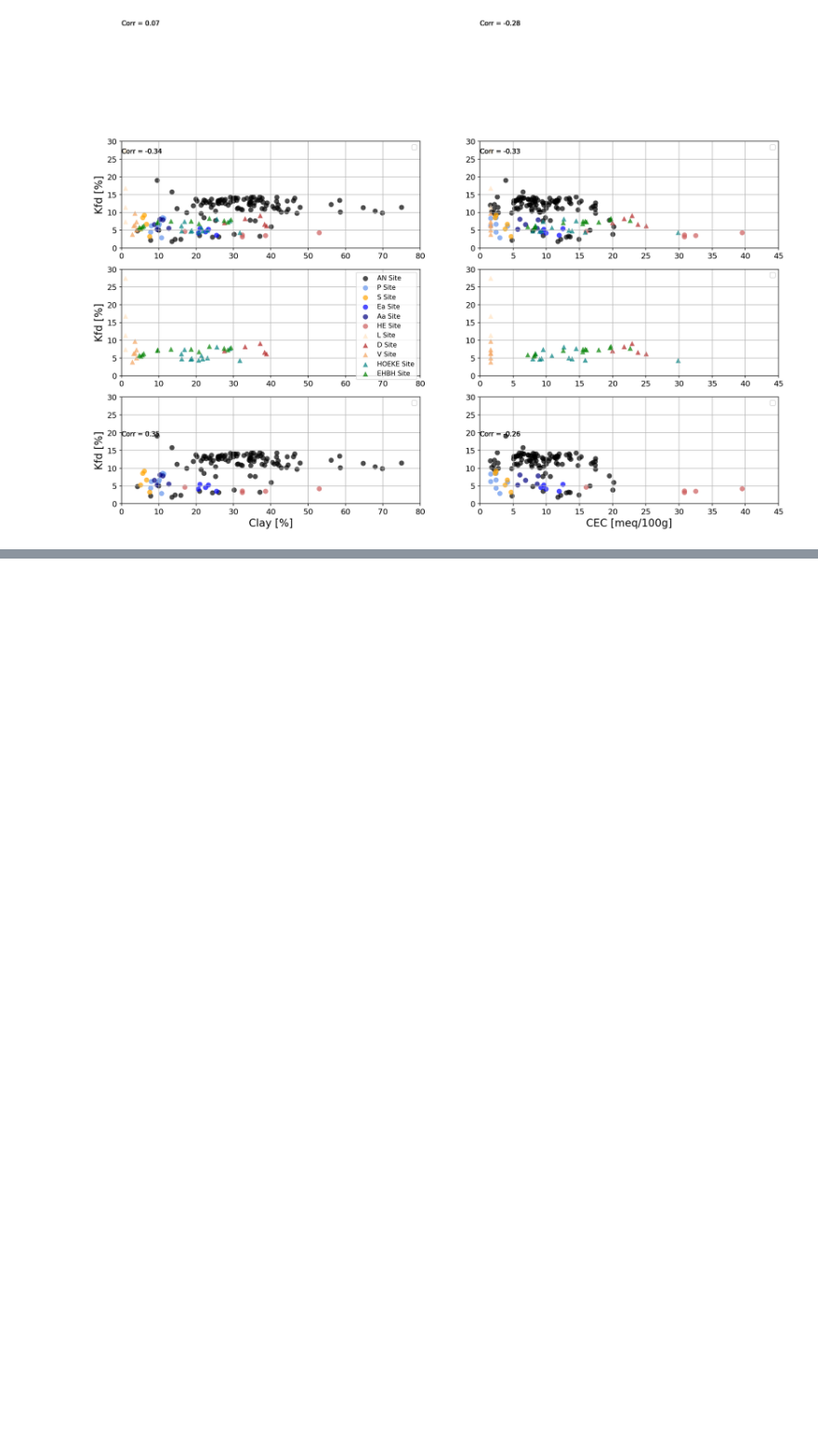
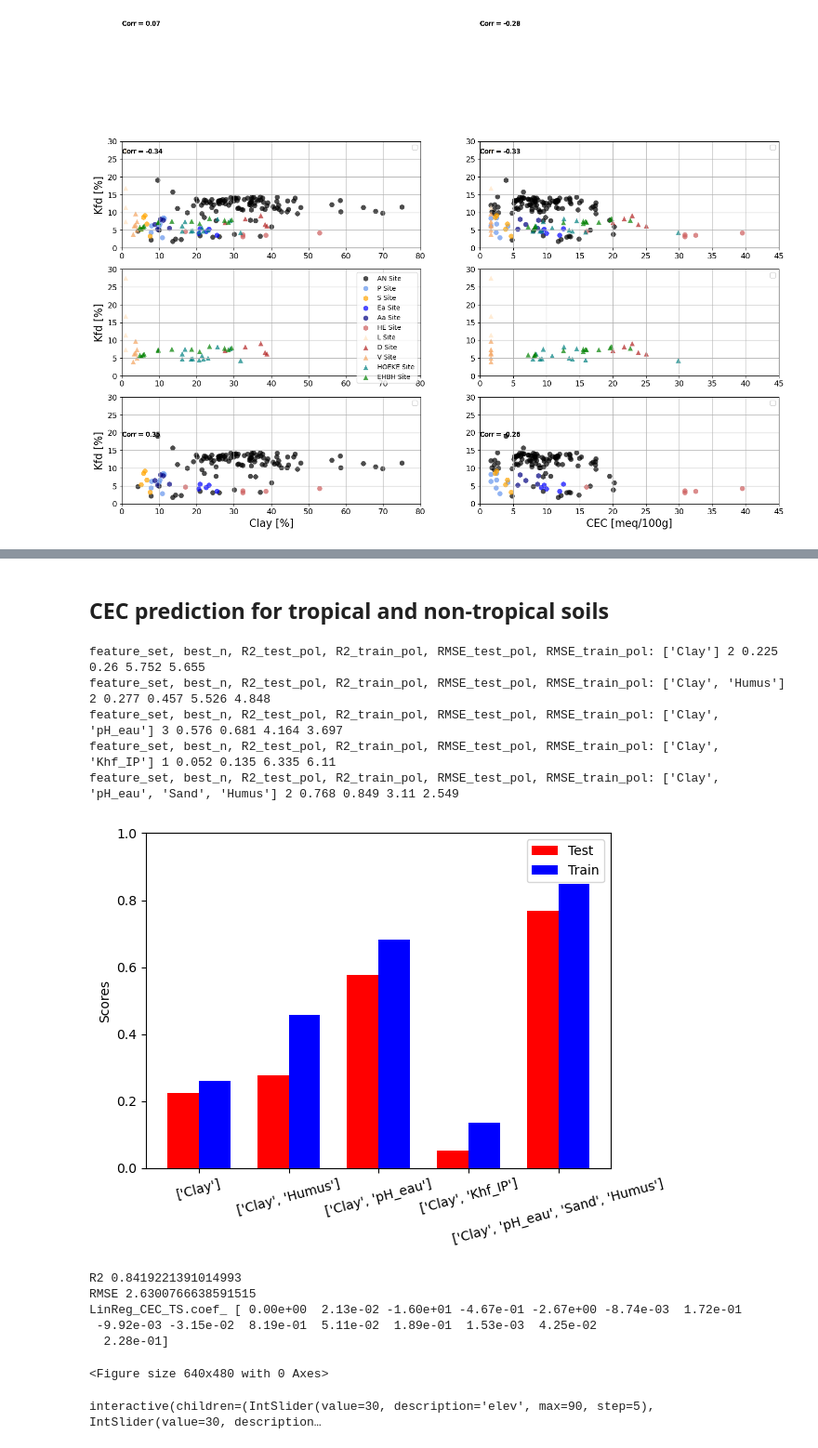
Before and after one commit to SENSE-UGent/kappa-CEC, a Jupyter notebook: cec_clay_susc.ipynb, the cells around one changed output, grey strips where cells are left out. Shown at 93% size. Drawn from its saved outputs; the diff is of its cells as text; code cells hidden in the pictures; blank space fills up the shorter version.

```diff
--- a/cec_clay_susc.ipynb
+++ b/cec_clay_susc.ipynb
@@ -665,0 +473,68 @@ def stochastic_poly(df, feature_columns, Y, n, choose_n, iters=100, round_n=3):
+# %% [markdown]
+## CEC prediction for tropical and non-tropical soils
+# %%
+feature_sets = [
+    ['Clay'],
+    ['Clay', 'Humus'],
+    ['Clay', 'pH_eau'],
+    ['Clay', 'Khf_IP'],
+    ['Clay', 'pH_eau', 'Sand', 'Humus']
+]
+
+target = df['CEC']
+
+test_errors_summary = []
+train_errors_summary = []
+
+for feature_set in feature_sets:
+    x = df[feature_set].values
+
+    best_n, R2_test_pol, R2_train_pol, RMSE_test_pol, RMSE_train_pol = stochastic_poly(df, feature_set, target, iters=100)
+    print('feature_set, best_n, R2_test_pol, R2_train_pol, RMSE_test_pol, RMSE_train_pol:', feature_set, best_n, R2_test_pol, R2_train_pol, RMSE_test_pol, RMSE_train_pol)
+    test_errors_summary.append(R2_test_pol)
+    train_errors_summary.append(R2_train_pol)
+
+bars_plot(feature_sets, test_errors_summary, train_errors_summary)
+
+################## Puesta en marcha y plot #################
+
+LinReg_CEC_TS = LinearRegression()
+x = df[['Clay', 'pH_eau', 'Sand', 'Humus']]
+poly = PolynomialFeatures(degree=2)
+poly.fit(x)
+xt = poly.transform(x)
+LinReg_CEC_TS.fit(xt, target)
+ypred = LinReg_CEC_TS.predict(xt)
+R2 = r2_score(target, ypred)
+RMSE_ = RMSE(target, ypred)
+print('R2', R2)
+print('RMSE', RMSE_)
+
+# Create a meshgrid for Clay and Khf_IP
+x_ = np.linspace(df.Clay.min(), df.Clay.max(), 50)
+y_ = np.linspace(df.pH_eau.min(), df.pH_eau.max(), 50)
+xx, yy = np.meshgrid(x_, y_)
+
+print('LinReg_CEC_TS.coef_', LinReg_CEC_TS.coef_)
+# Calculate the Z values for the plane using the meshgrid
+zz = LinReg_CEC_TS.coef_[0]*xx + LinReg_CEC_TS.coef_[1]*yy + LinReg_CEC_TS.intercept_
+
+def interactive_plot(elev=30, azim=30):
+    return plot_3d(df, xx, yy, zz, elev, azim)
+
+widgets.interactive(interactive_plot, elev=(0, 90, 5), azim=(0, 360, 5))
+# De aca concluyo que el grado del polinomio puede mejorar el fitting, y que Khf_IP es tan efectivo como Humus para predecir CEC. Esperemos aun las muestras de Polonia.
+# %% [output]
+feature_set, best_n, R2_test_pol, R2_train_pol, RMSE_test_pol, RMSE_train_pol: ['Clay'] 2 0.225 0.26 5.752 5.655
+feature_set, best_n, R2_test_pol, R2_train_pol, RMSE_test_pol, RMSE_train_pol: ['Clay', 'Humus'] 2 0.277 0.457 5.526 4.848
+feature_set, best_n, R2_test_pol, R2_train_pol, RMSE_test_pol, RMSE_train_pol: ['Clay', 'pH_eau'] 3 0.576 0.681 4.164 3.697
+feature_set, best_n, R2_test_pol, R2_train_pol, RMSE_test_pol, RMSE_train_pol: ['Clay', 'Khf_IP'] 1 0.052 0.135 6.335 6.11
+feature_set, best_n, R2_test_pol, R2_train_pol, RMSE_test_pol, RMSE_train_pol: ['Clay', 'pH_eau', 'Sand', 'Humus'] 2 0.768 0.849 3.11 2.549
+[figure, added]
+R2 0.8419221391014993
+RMSE 2.6300766638591515
+LinReg_CEC_TS.coef_ [ 0.00e+00  2.13e-02 -1.60e+01 -4.67e-01 -2.67e+00 -8.74e-03  1.72e-01
+ -9.92e-03 -3.15e-02  8.19e-01  5.11e-02  1.89e-01  1.53e-03  4.25e-02
+  2.28e-01]
+<Figure size 640x480 with 0 Axes>
+interactive(children=(IntSlider(value=30, description='elev', max=90, step=5), IntSlider(value=30, description…
```
Also changed, not shown: parts of 25 cells of this notebook, 2 other files.
